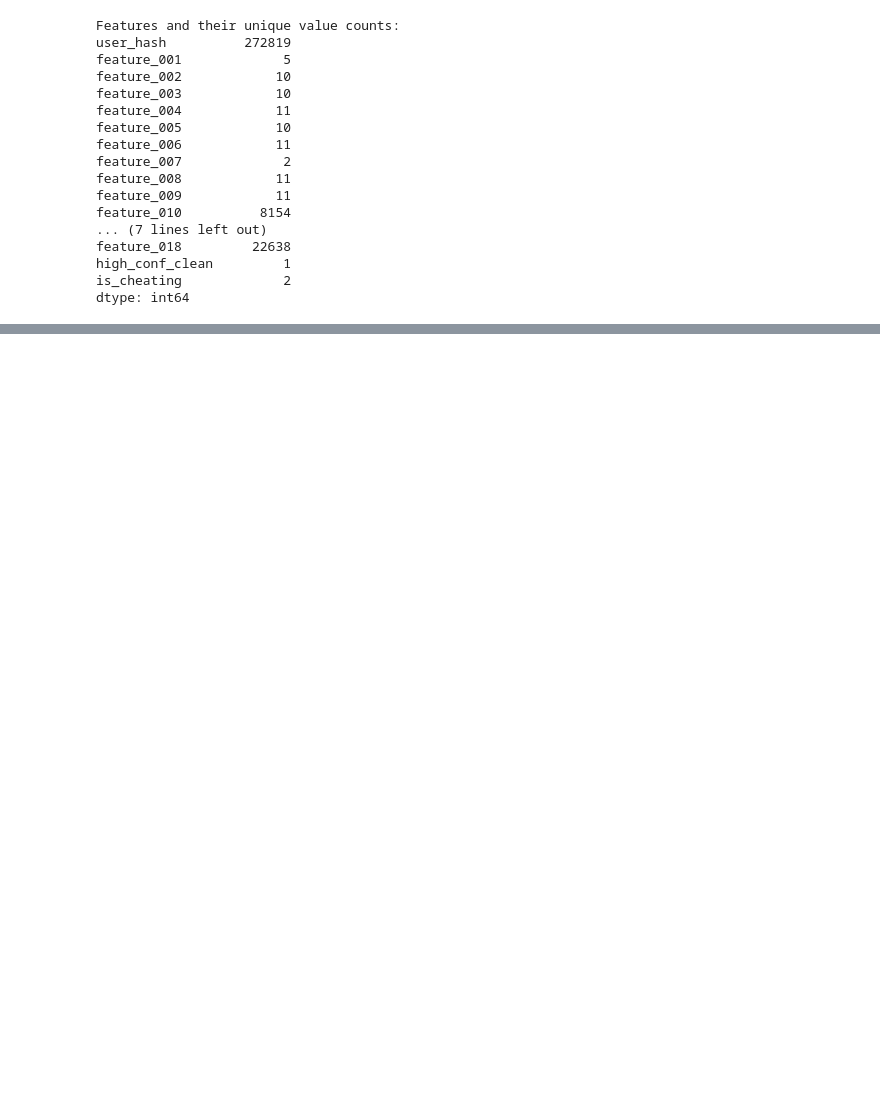
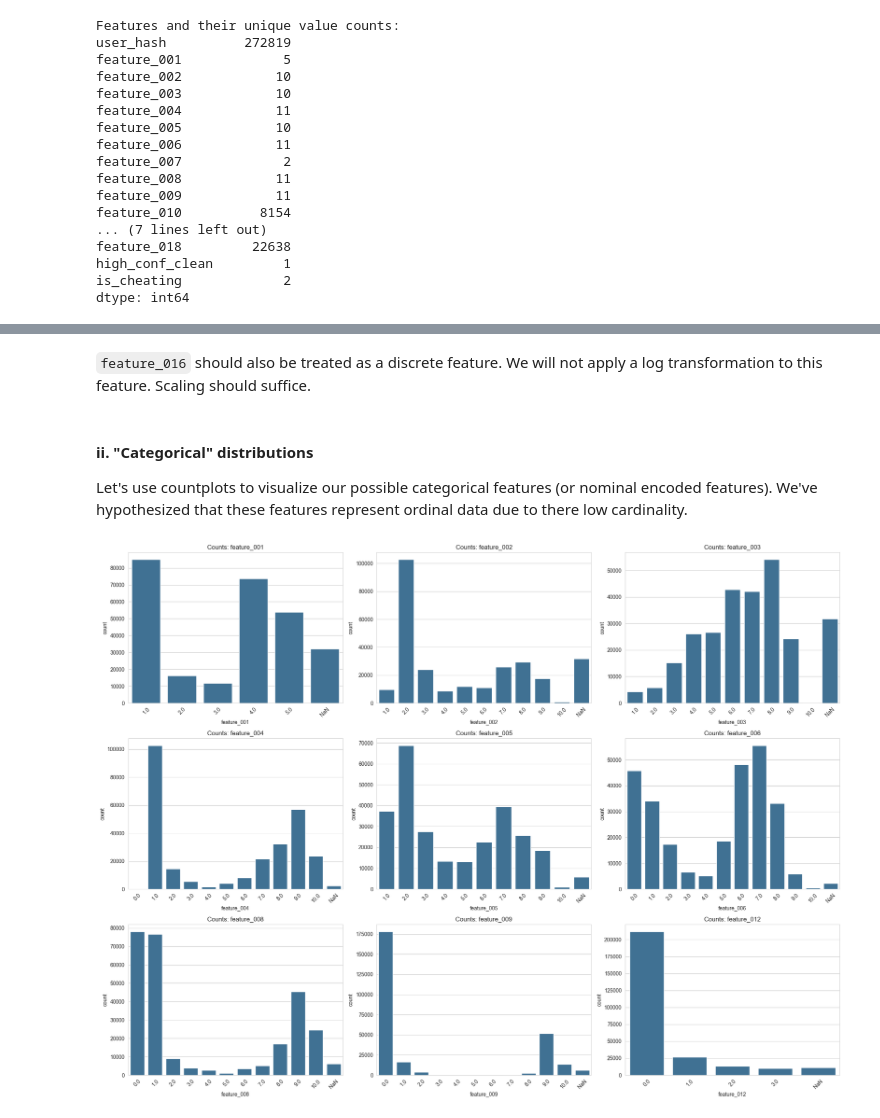
Before and after one commit to zacharym-collins/zc-kaggle-mercor-cheating-detection, a Jupyter notebook: working/12182025baseline.ipynb, the cells around one changed output, grey strips where cells are left out. Saved outputs shown, nothing was run; the diff lists cells and outputs as text; code cells hidden in the pictures; blank space fills up the shorter version.

```diff
--- a/working/12182025baseline.ipynb
+++ b/working/12182025baseline.ipynb
@@ -203,0 +314,48 @@ np.True_
+# %% [markdown]
+`feature_016` should also be treated as a discrete feature. We will not apply a log transformation to this feature. Scaling should suffice.
+# %% [markdown]
+#### ii. "Categorical" distributions
+Let's use countplots to visualize our possible categorical features (or nominal encoded features). We've hypothesized that these features represent ordinal data due to there low cardinality.
+# %%
+temp_categorical_features = [
+    "feature_001", "feature_002", "feature_003", "feature_004",
+    "feature_005", "feature_006", "feature_008", "feature_009",
+    "feature_012"
+]
+
+def plot_categorical_countplots(
+    df: pd.DataFrame,
+    features: list[str],
+    n_cols: int = 3
+) -> None:
+    """
+    Plots countplots for features, sorting x-axis numerically even if data is categorical/string.
+    Handles 'NaN' by placing it at the end.
+    """
+    n_rows = math.ceil(len(features) / n_cols)
+    fig, axes = plt.subplots(n_rows, n_cols, figsize=(20, 5 * n_rows))
+    axes = axes.flatten()
+
+    for i, col in enumerate(features):
+        ax = axes[i]
+        plot_data = df[col].fillna("NaN").astype(str)
+        unique_vals = plot_data.unique()
+        def sort_key(val):
+            if val == "NaN":
+                return float('inf') # Puts NaN at the very end
+            try:
+                return float(val)
+            except ValueError:
+                return val
+        numeric_order = sorted(unique_vals, key=sort_key)
+        sns.countplot(x=plot_data, order=numeric_order, ax=ax, color='#3274a1')
+        ax.set_title(f"Counts: {col}")
+        ax.tick_params(axis='x', rotation=45)
+    for j in range(i + 1, len(axes)):
+        axes[j].axis('off')
+    plt.tight_layout()
+    plt.show()
+
+plot_categorical_countplots(train, temp_categorical_features)
+# %% [output]
+[figure, added]
```
Also changed, not shown: parts of 62 cells of this notebook.
